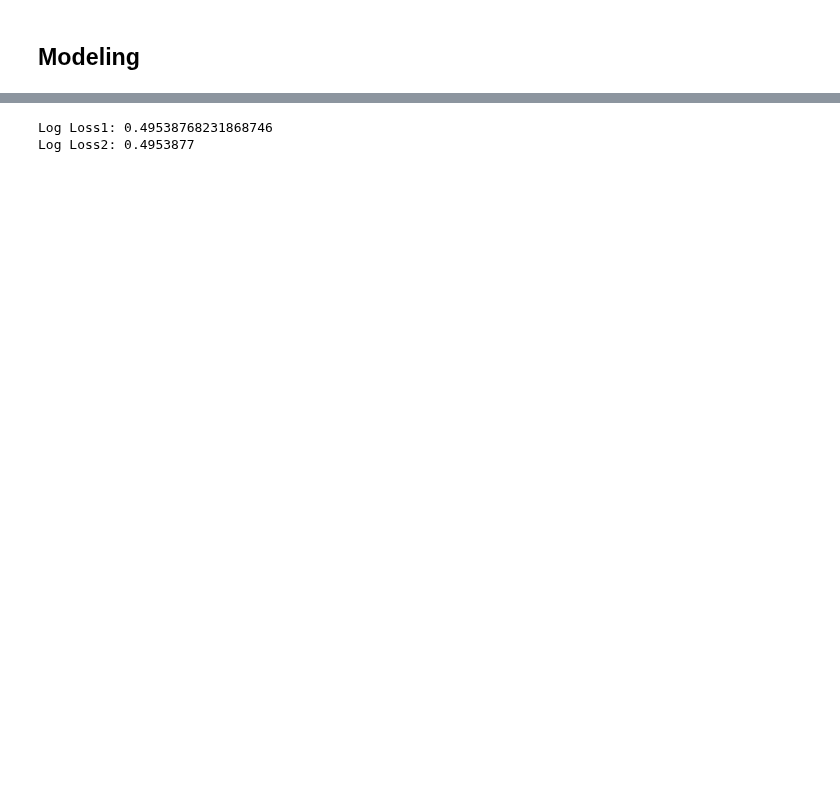
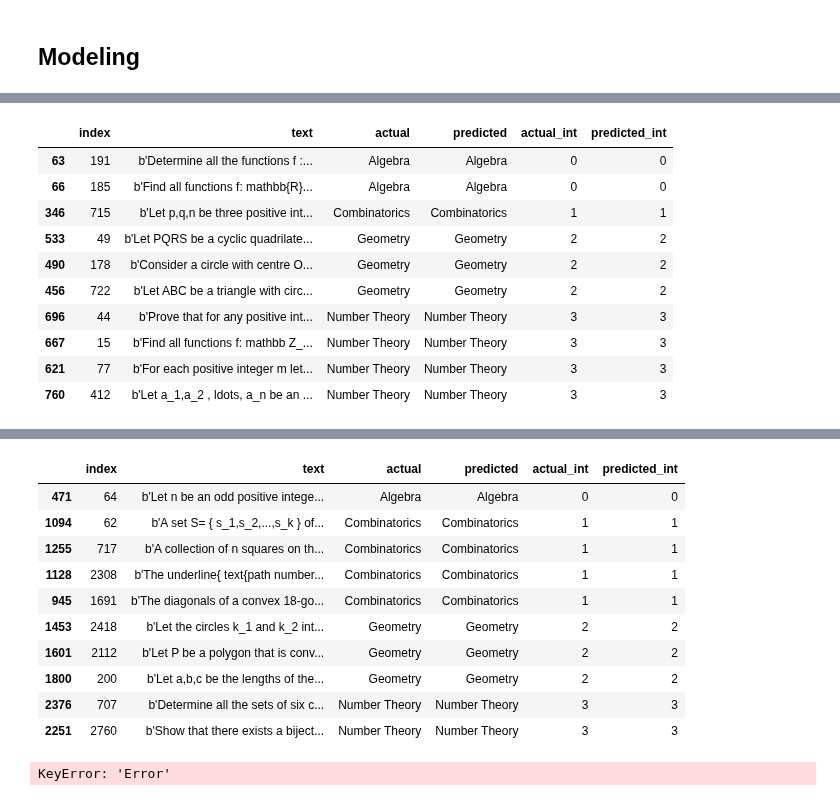
Before and after one commit to victorchendra02/Final-Academic-Project, a Jupyter notebook: models/01_BERT.ipynb, the cells around one changed output, grey strips where cells are left out. Drawn from its saved outputs; the diff is of its cells as text; code cells hidden in the pictures; blank space fills up the shorter version.

```diff
--- a/models/01_BERT.ipynb
+++ b/models/01_BERT.ipynb
@@ -327,0 +391,19 @@ xx,classification,BERT-EN-UNCASED-L-2-H-512-A-8,16,8,1e-06,adamw,tf.keras.losses
+# %%
+compare_actual_and_predict_values(
+    model=classifier_model.model,
+    X_list=test_texts,
+    y_actual_list_str=test_str_labels,
+    y_actual_list_int=test_int_labels,
+    predict_1by1=False,
+    csv_file_name_path=f"saved_plots/classification/{id_note}_{bert_encoder}_test.csv",
+    )
+
+compare_actual_and_predict_values(
+    model=classifier_model.model,
+    X_list=train_texts,
+    y_actual_list_str=train_str_labels,
+    y_actual_list_int=train_int_labels,
+    predict_1by1=False,
+    csv_file_name_path=f"saved_plots/classification/{id_note}_{bert_encoder}_train.csv",
+    )
+# %% [output]
@@ -327,0 +411,11 @@ xx,classification,BERT-EN-UNCASED-L-2-H-512-A-8,16,8,1e-06,adamw,tf.keras.losses
+|  | index | text | actual | predicted | actual_int | predicted_int |
+| 63 | 191 | b'Determine all the functions f :... | Algebra | Algebra | 0 | 0 |
+| 66 | 185 | b'Find all functions f: mathbb{R}... | Algebra | Algebra | 0 | 0 |
+| 346 | 715 | b'Let p,q,n be three positive int... | Combinatorics | Combinatorics | 1 | 1 |
+| 533 | 49 | b'Let PQRS be a cyclic quadrilate... | Geometry | Geometry | 2 | 2 |
+| 490 | 178 | b'Consider a circle with centre O... | Geometry | Geometry | 2 | 2 |
+| 456 | 722 | b'Let ABC be a triangle with circ... | Geometry | Geometry | 2 | 2 |
+| 696 | 44 | b'Prove that for any positive int... | Number Theory | Number Theory | 3 | 3 |
+| 667 | 15 | b'Find all functions f: mathbb Z_... | Number Theory | Number Theory | 3 | 3 |
+| 621 | 77 | b'For each positive integer m let... | Number Theory | Number Theory | 3 | 3 |
+| 760 | 412 | b'Let a_1,a_2 , ldots, a_n be an ... | Number Theory | Number Theory | 3 | 3 |
@@ -327,0 +423,11 @@ xx,classification,BERT-EN-UNCASED-L-2-H-512-A-8,16,8,1e-06,adamw,tf.keras.losses
+|  | index | text | actual | predicted | actual_int | predicted_int |
+| 471 | 64 | b'Let n be an odd positive intege... | Algebra | Algebra | 0 | 0 |
+| 1094 | 62 | b'A set S= { s_1,s_2,...,s_k } of... | Combinatorics | Combinatorics | 1 | 1 |
+| 1255 | 717 | b'A collection of n squares on th... | Combinatorics | Combinatorics | 1 | 1 |
+| 1128 | 2308 | b'The underline{ text{path number... | Combinatorics | Combinatorics | 1 | 1 |
+| 945 | 1691 | b'The diagonals of a convex 18-go... | Combinatorics | Combinatorics | 1 | 1 |
+| 1453 | 2418 | b'Let the circles k_1 and k_2 int... | Geometry | Geometry | 2 | 2 |
+| 1601 | 2112 | b'Let P be a polygon that is conv... | Geometry | Geometry | 2 | 2 |
+| 1800 | 200 | b'Let a,b,c be the lengths of the... | Geometry | Geometry | 2 | 2 |
+| 2376 | 707 | b'Determine all the sets of six c... | Number Theory | Number Theory | 3 | 3 |
+| 2251 | 2760 | b'Show that there exists a biject... | Number Theory | Number Theory | 3 | 3 |
@@ -328,26 +449,27 @@ xx,classification,BERT-EN-UNCASED-L-2-H-512-A-8,16,8,1e-06,adamw,tf.keras.losses
+# %%
+raise KeyError("Error")
+# %% [output]
+KeyError: 'Error'
 # %%
-from sklearn.metrics import log_loss
-from tensorflow.keras.losses import sparse_categorical_crossentropy
-from tensorflow import constant
-from tensorflow import reduce_mean
+# from sklearn.metrics import log_loss
+# from tensorflow.keras.losses import sparse_categorical_crossentropy
+# from tensorflow import constant
+# from tensorflow import reduce_mean
 
 
-y_true = constant([0, 1, 2, 0, 1])
+# y_true = constant([0, 1, 2, 0, 1])
 
-y_pred_proba = constant([
-    [0.7, 0.2, 0.1],
-    [0.1, 0.6, 0.3],
-    [0.2, 0.3, 0.5],
-    [0.8, 0.1, 0.1],
-    [0.3, 0.5, 0.2]
-])
+# y_pred_proba = constant([
+#     [0.7, 0.2, 0.1],
+#     [0.1, 0.6, 0.3],
+#     [0.2, 0.3, 0.5],
+#     [0.8, 0.1, 0.1],
+#     [0.3, 0.5, 0.2]
+# ])
 
-loss1 = log_loss(y_true, y_pred_proba)
-loss2 = reduce_mean(sparse_categorical_crossentropy(y_true, y_pred_proba)).numpy()
+# loss1 = log_loss(y_true, y_pred_proba)
+# loss2 = reduce_mean(sparse_categorical_crossentropy(y_true, y_pred_proba)).numpy()
 
 
-print("Log Loss1:", loss1)
-print("Log Loss2:", loss2)
+# print("Log Loss1:", loss1)
+# print("Log Loss2:", loss2)
-# %% [output]
-Log Loss1: 0.49538768231868746
-Log Loss2: 0.4953877
```
Also changed, not shown: parts of 18 cells of this notebook, 41 other files.
